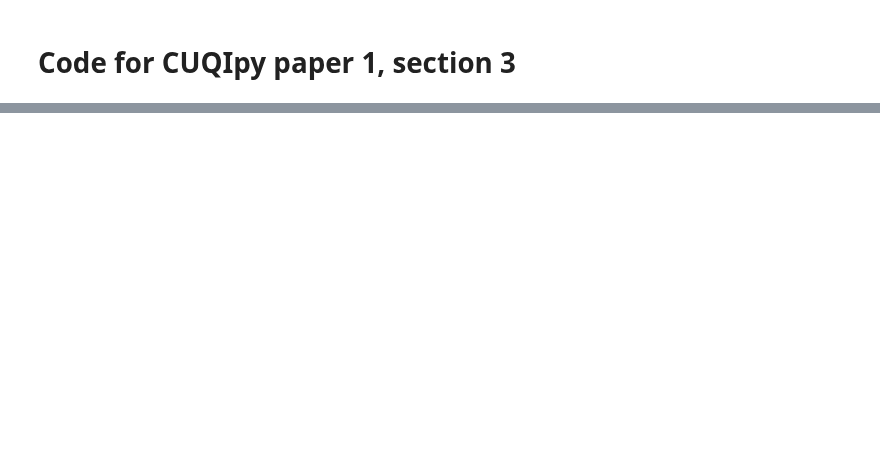
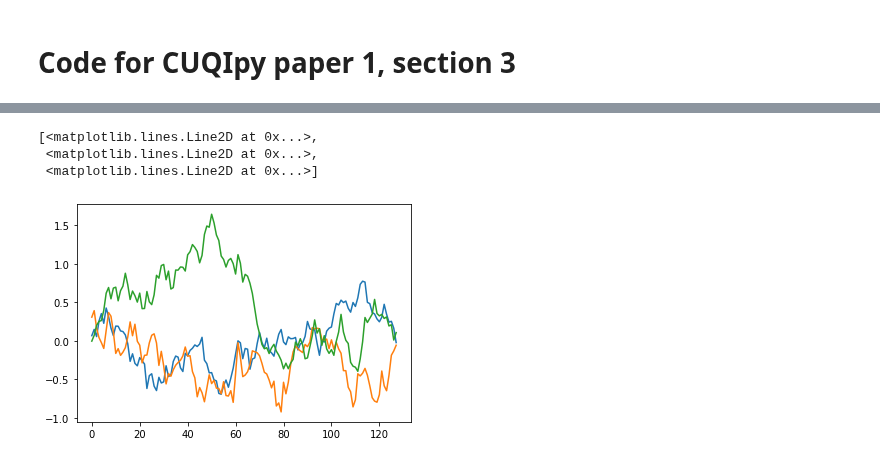
Before and after one commit to CUQI-DTU/Paper-CUQIpy-1-Core, a Jupyter notebook: deconvolution1D/paper1_deconv1D.ipynb, the cells around one changed output, grey strips where cells are left out. Drawn from its saved outputs; the diff is of its cells as text; code cells hidden in the pictures; blank space fills up the shorter version.

```diff
--- a/deconvolution1D/paper1_deconv1D.ipynb
+++ b/deconvolution1D/paper1_deconv1D.ipynb
@@ -210,0 +59,9 @@ Elapsed time: 50.55415058135986
+# %%
+x = GMRF(x_zero, 50)
+samples_x = x.sample(3)
+samples_x.plot()
+# %% [output]
+[<matplotlib.lines.Line2D at 0x...>,
+ <matplotlib.lines.Line2D at 0x...>,
+ <matplotlib.lines.Line2D at 0x...>]
+[figure, added]
```
Also changed, not shown: parts of 22 cells of this notebook, 1 other file.
